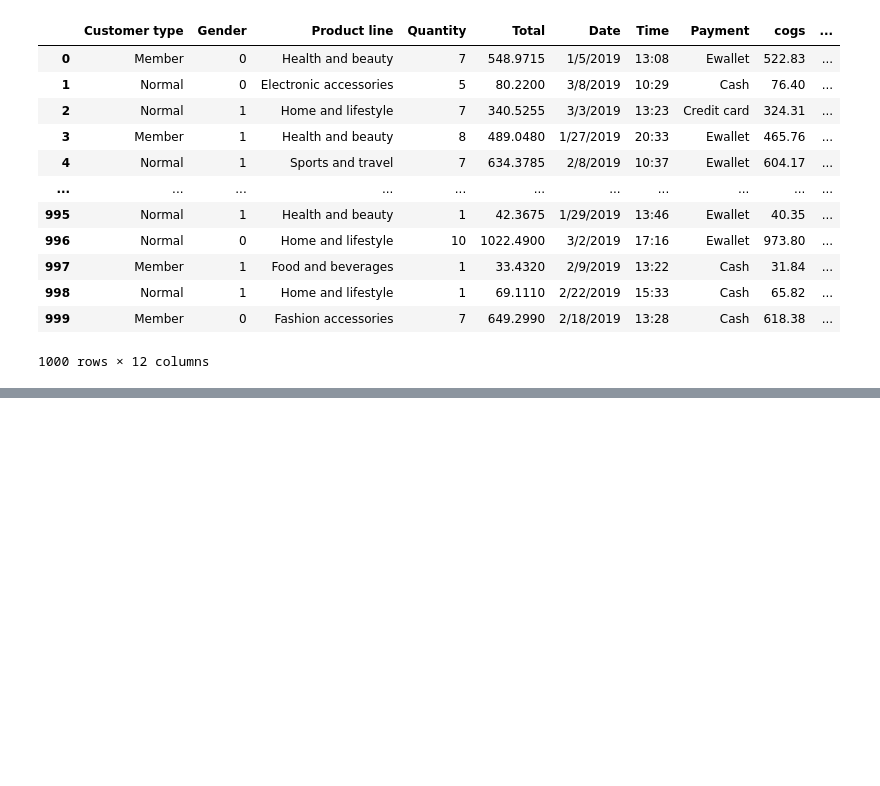
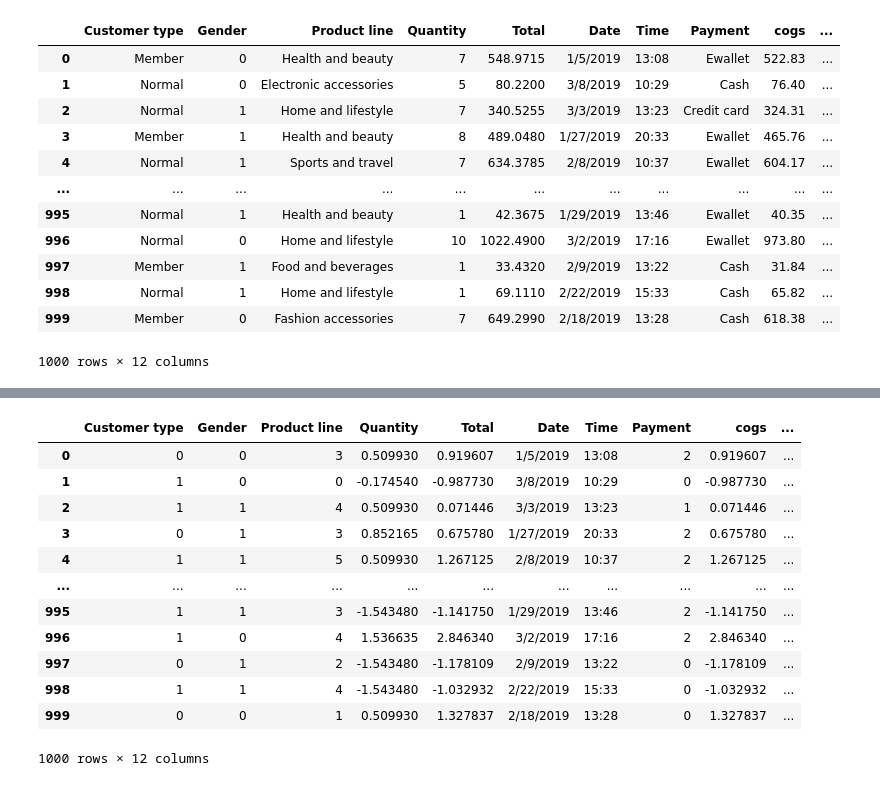
Before and after one commit to blackChan1234/AI, a Jupyter notebook: test2.ipynb, the cells around one changed output, grey strips where cells are left out. Cells and saved outputs as stored; diff of their text form; code cells hidden in the pictures; blank space fills up the shorter version.

```diff
--- a/test2.ipynb
+++ b/test2.ipynb
@@ -106,0 +107,29 @@ df.to_csv('ReviseSupermarket_sales - Sheet1.csv', index=False)
+# %%
+df.fillna({
+    'Quantity': df['Quantity'].mean(),
+    'Total': df['Total'].mean(),
+    'cogs': df['cogs'].mean(),
+    'Rating': df['Rating'].mean(),
+    'gross income': df['gross income'].mean()
+}, inplace=True)
+# %%
+from sklearn.preprocessing import StandardScaler
+
+scaler = StandardScaler()
+numerical_cols = ['Quantity', 'Total', 'cogs', 'gross income','Rating']  # Add other numerical columns if needed
+df[numerical_cols] = scaler.fit_transform(df[numerical_cols])
+df
+# %% [output]
+|  | Customer type | Gender | Product line | Quantity | Total | Date | Time | Payment | cogs | ... |
+| 0 | 0 | 0 | 3 | 0.509930 | 0.919607 | 1/5/2019 | 13:08 | 2 | 0.919607 | ... |
+| 1 | 1 | 0 | 0 | -0.174540 | -0.987730 | 3/8/2019 | 10:29 | 0 | -0.987730 | ... |
+| 2 | 1 | 1 | 4 | 0.509930 | 0.071446 | 3/3/2019 | 13:23 | 1 | 0.071446 | ... |
+| 3 | 0 | 1 | 3 | 0.852165 | 0.675780 | 1/27/2019 | 20:33 | 2 | 0.675780 | ... |
+| 4 | 1 | 1 | 5 | 0.509930 | 1.267125 | 2/8/2019 | 10:37 | 2 | 1.267125 | ... |
+| ... | ... | ... | ... | ... | ... | ... | ... | ... | ... | ... |
+| 995 | 1 | 1 | 3 | -1.543480 | -1.141750 | 1/29/2019 | 13:46 | 2 | -1.141750 | ... |
+| 996 | 1 | 0 | 4 | 1.536635 | 2.846340 | 3/2/2019 | 17:16 | 2 | 2.846340 | ... |
+| 997 | 0 | 1 | 2 | -1.543480 | -1.178109 | 2/9/2019 | 13:22 | 0 | -1.178109 | ... |
+| 998 | 1 | 1 | 4 | -1.543480 | -1.032932 | 2/22/2019 | 15:33 | 0 | -1.032932 | ... |
+| 999 | 0 | 0 | 1 | 0.509930 | 1.327837 | 2/18/2019 | 13:28 | 0 | 1.327837 | ... |
+1000 rows × 12 columns
```
Also changed, not shown: parts of 7 cells of this notebook.
